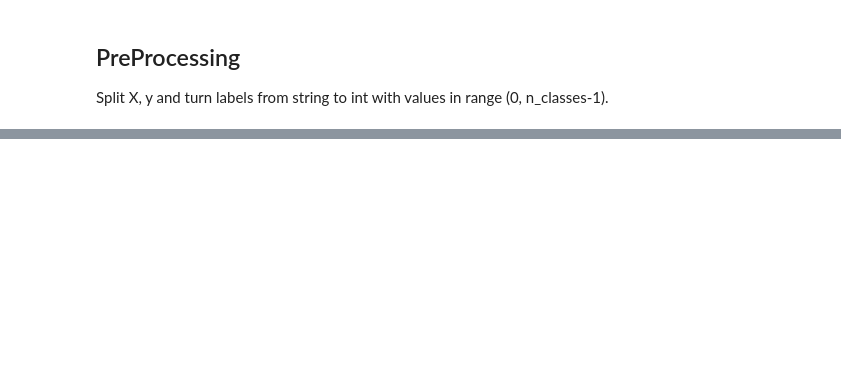
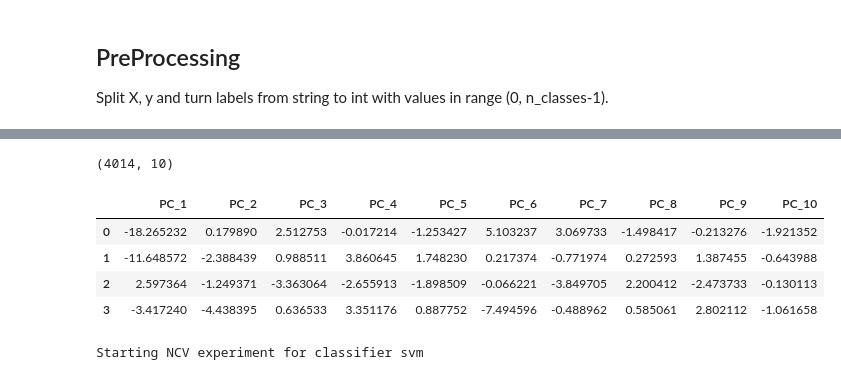
Before and after one commit to daphnetsolissou/scRNAseq-CellTypeClassifier-breast-epithelium, a Jupyter notebook: model_selection_pipeline.ipynb, the cells around one changed output, grey strips where cells are left out. Saved outputs shown, nothing was run; the diff lists cells and outputs as text; code cells hidden in the pictures; blank space fills up the shorter version.

```diff
--- a/model_selection_pipeline.ipynb
+++ b/model_selection_pipeline.ipynb
@@ -92,0 +240,16 @@ Starting optimization for classifier svm
+# %%
+X.shape
+# %% [output]
+(4014, 10)
+# %%
+X.loc[[0,1,2,3]]
+# %% [output]
+|  | PC_1 | PC_2 | PC_3 | PC_4 | PC_5 | PC_6 | PC_7 | PC_8 | PC_9 | PC_10 |
+| 0 | -18.265232 | 0.179890 | 2.512753 | -0.017214 | -1.253427 | 5.103237 | 3.069733 | -1.498417 | -0.213276 | -1.921352 |
+| 1 | -11.648572 | -2.388439 | 0.988511 | 3.860645 | 1.748230 | 0.217374 | -0.771974 | 0.272593 | 1.387455 | -0.643988 |
+| 2 | 2.597364 | -1.249371 | -3.363064 | -2.655913 | -1.898509 | -0.066221 | -3.849705 | 2.200412 | -2.473733 | -0.130113 |
+| 3 | -3.417240 | -4.438395 | 0.636533 | 3.351176 | 0.887752 | -7.494596 | -0.488962 | 0.585061 | 2.802112 | -1.061658 |
+# %%
+results, params_dict = run_all_classifiers(X,y)
+# %% [output]
+Starting NCV experiment for classifier svm
```
Also changed, not shown: parts of 14 cells of this notebook, 3 other files.
